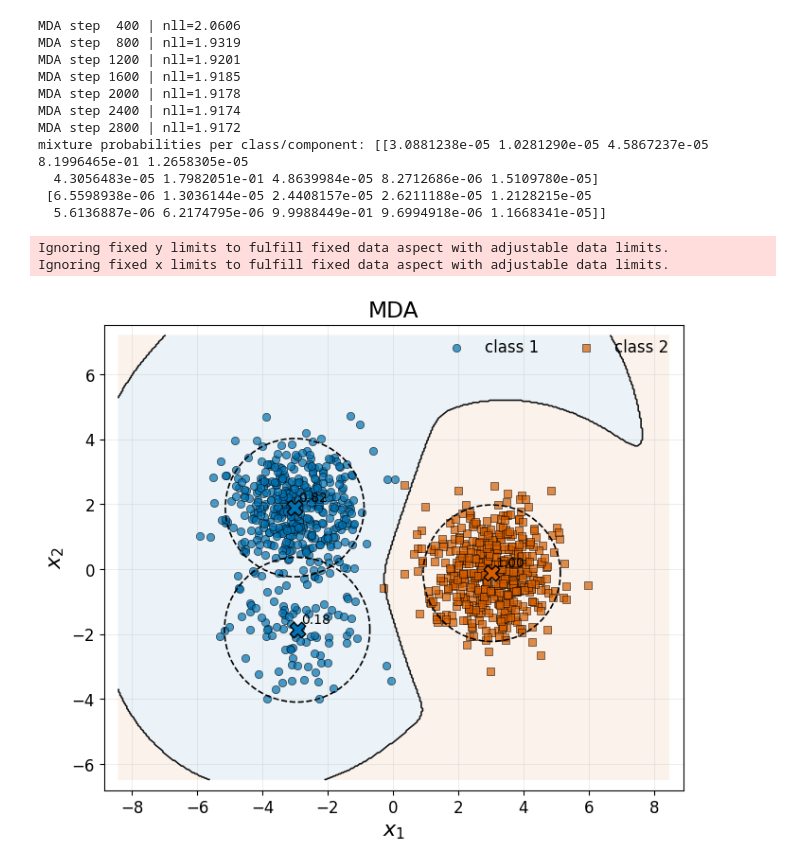
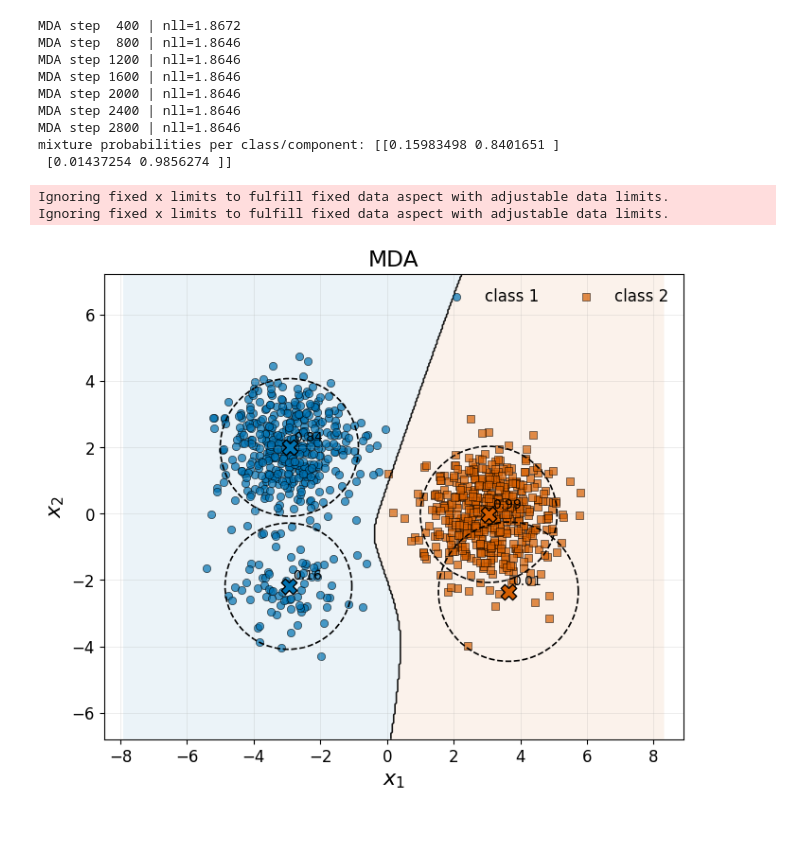
Before and after one commit to zh3nis/DNLL, a Jupyter notebook: Sample.ipynb, the cells around one changed output. Saved outputs shown, nothing was run; the diff lists cells and outputs as text; code cells hidden in the pictures; blank space fills up the shorter version.

```diff
--- a/Sample.ipynb
+++ b/Sample.ipynb
@@ -34,19 +34,19 @@ X = np.vstack(X)
 # MDA fit: spherical covariance
 import numpy as np
 import torch
-from dnll import MDAHead, EM_DNLLLoss
+from dnll import SimplexMDAHead, EM_DNLLLoss
 
 X = X.astype(np.float32)
 y = ys.astype(int)
 C = int(np.max(y)) + 1
-K = 10
+K = 2
 D = X.shape[1]
 
 Xt = torch.tensor(X, dtype=torch.float32)
 yt = torch.tensor(y, dtype=torch.long)
 
 # ----- MDA fit: 2 components per class, spherical covariance -----
-mda = MDAHead(C, D, K).to(Xt.device)
+mda = SimplexMDAHead(C, D, K).to(Xt.device)
 opt_mda = torch.optim.Adam(mda.parameters(), lr=5e-2)
 loss_fn_mda = EM_DNLLLoss(lambda_reg=.1)
 #loss_fn_mda = DNLLLoss(lambda_reg=1.0)
@@ -117,43 +117,41 @@ def plot_regions(ax, model, title):
     ax.set_title(title)
     ax.set_xlabel(r"$x_1$")
     ax.set_ylabel(r"$x_2$")
     ax.legend(frameon=False, ncol=3, loc="upper right")
     ax.axis("equal")
     ax.set_xlim(xmin, xmax)
     ax.set_ylim(ymin, ymax)
     ax.grid(True, linewidth=0.4, alpha=0.4)
 
 # MDA subplot
 plot_regions(ax, mda, "MDA")
 for c in range(C):
     for k in range(K):
         weight = mix_probs[c, k]
         if weight < min_weight:
             continue
         ax.add_patch(cov_ellipse(mda_mu[c, k], mda_Sigma[c, k], k=2.15,
                                  edgecolor="black", facecolor="none",
                                  lw=1.2, linestyle=linestyle, alpha=1.0))
         ax.scatter(mda_mu[c, k, 0], mda_mu[c, k, 1],
                    s=140, marker="X", c=colors[c], edgecolors="black",
                    linewidths=1.0, zorder=7)
         ax.text(mda_mu[c, k, 0] + 0.12, mda_mu[c, k, 1] + 0.12,
                 f"{weight:.2f}", fontsize=10, color="black",
                 ha="left", va="bottom")
 
 plt.savefig("mda_spherical_cov.png", dpi=600)
 plt.show()
 # %% [output]
-MDA step  400 | nll=2.0606
-MDA step  800 | nll=1.9319
-MDA step 1200 | nll=1.9201
-MDA step 1600 | nll=1.9185
-MDA step 2000 | nll=1.9178
-MDA step 2400 | nll=1.9174
-MDA step 2800 | nll=1.9172
-mixture probabilities per class/component: [[3.0881238e-05 1.0281290e-05 4.5867237e-05 8.1996465e-01 1.2658305e-05
-  4.3056483e-05 1.7982051e-01 4.8639984e-05 8.2712686e-06 1.5109780e-05]
- [6.5598938e-06 1.3036144e-05 2.4408157e-05 2.6211188e-05 1.2128215e-05
-  5.6136887e-06 6.2174795e-06 9.9988449e-01 9.6994918e-06 1.1668341e-05]]
+MDA step  400 | nll=1.8672
+MDA step  800 | nll=1.8646
+MDA step 1200 | nll=1.8646
+MDA step 1600 | nll=1.8646
+MDA step 2000 | nll=1.8646
+MDA step 2400 | nll=1.8646
+MDA step 2800 | nll=1.8646
+mixture probabilities per class/component: [[0.15983498 0.8401651 ]
+ [0.01437254 0.9856274 ]]
-Ignoring fixed y limits to fulfill fixed data aspect with adjustable data limits.
 Ignoring fixed x limits to fulfill fixed data aspect with adjustable data limits.
+Ignoring fixed x limits to fulfill fixed data aspect with adjustable data limits.
-[figure, old version]
+[figure, new version]
```
Also changed, not shown: 7 other files.
